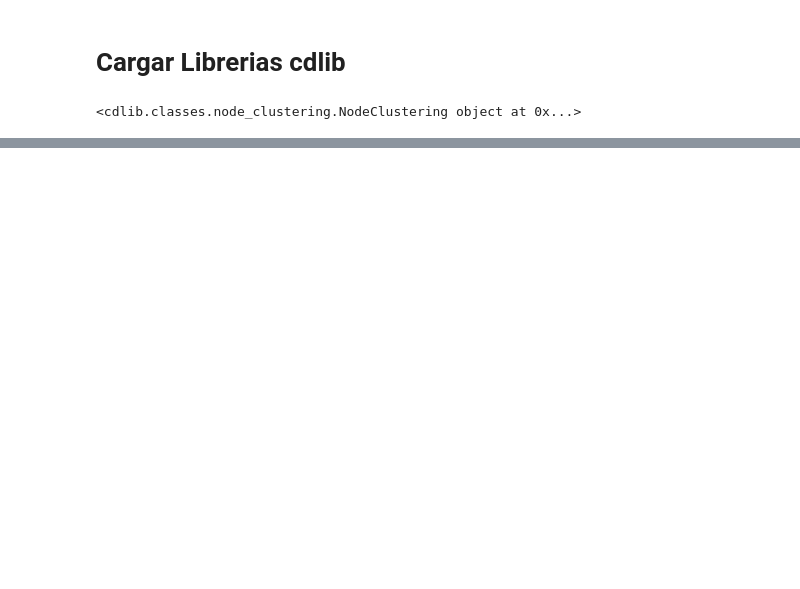
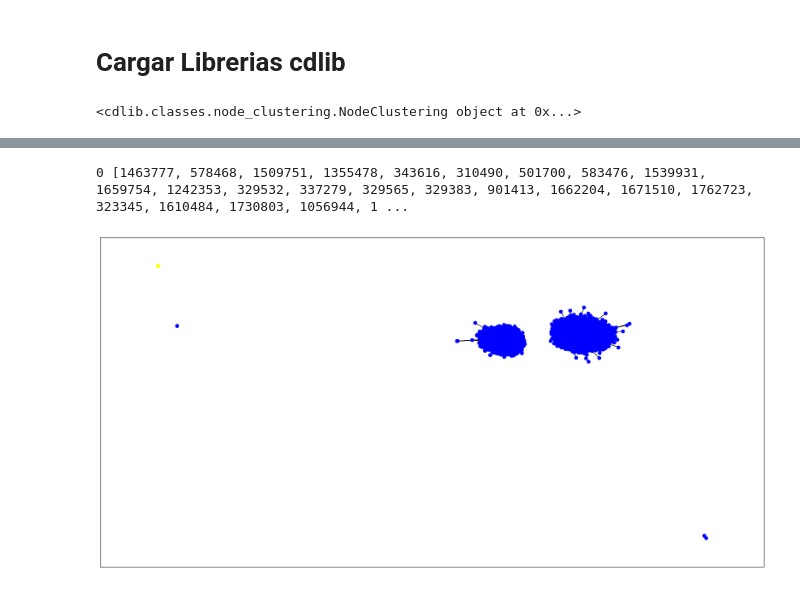
Before and after one commit to Maestria-Data-Science-UPC-G1/grafo_colegios, a Jupyter notebook: Comunidades.ipynb, the cells around one changed output, grey strips where cells are left out. Cells and saved outputs as stored; diff of their text form; code cells hidden in the pictures; blank space fills up the shorter version.

```diff
--- a/Comunidades.ipynb
+++ b/Comunidades.ipynb
@@ -173,0 +321,6 @@ nx.write_gexf(G1, 'out/colegios_2019_2020_alex.gexf')
+# %%
+#calcular los grados de los nodos
+d2 = {}
+for x in G2.degree():
+    d2[x[0]] = x[1]
+print(d2)
@@ -173,0 +329,12 @@ nx.write_gexf(G1, 'out/colegios_2019_2020_alex.gexf')
+# %%
+#para cada comunidad
+for c in louvain_com_2.communities:
+    #calcular el servicio educativo de grado máximo
+    max = 0
+    s_max = 0
+    for s in c:  #para cada servicio educativo en la comunidad c
+        if max < d2[s]:
+            max = d2[s]
+            s_max = s
+    #imprimir el resultado para la comunidad c
+    print(s_max, '\t', max, '\t', c)
@@ -173,0 +370,16 @@ nx.write_gexf(G1, 'out/colegios_2019_2020_alex.gexf')
+# %%
+#encontrar la comunidad que contiene un servicio educativo
+for c in range(len(louvain_com_2.communities)):
+    if 1423615 in louvain_com_2.communities[c]:
+        print(c, louvain_com_2.communities[c])
+
+#Plotear
+##Definir color y tamaño de la comunidad de Beijing
+node_color = ['yellow' if v in louvain_com_2.communities[12] else 'blue' for v in G2.nodes()]
+node_size = [1000 if v == 1423615 else 30 for v in G2.nodes()]
+plt.figure(figsize=(20, 10))
+nx.draw_networkx(G2, with_labels=False, node_color=node_color, node_size=node_size)
+plt.show()
+# %% [output]
+0 [1463777, 578468, 1509751, 1355478, 343616, 310490, 501700, 583476, 1539931, 1659754, 1242353, 329532, 337279, 329565, 329383, 901413, 1662204, 1671510, 1762723, 323345, 1610484, 1730803, 1056944, 1 ...
+[figure, added]
```
Also changed, not shown: parts of 33 cells of this notebook.
